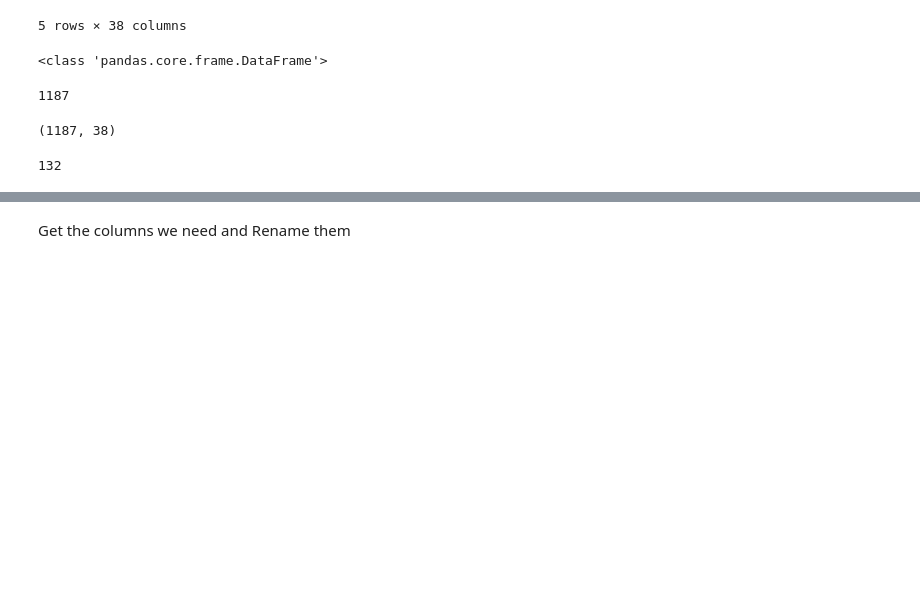
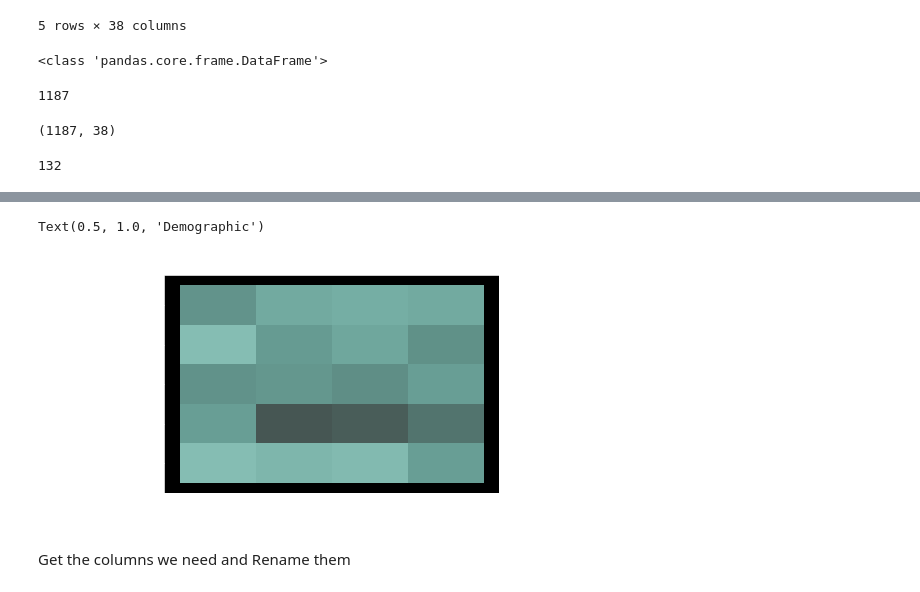
Before and after one commit to canaimax/DS522TeamApleePy, a Jupyter notebook: TX03ApplePyTeam.ipynb, the cells around one changed output, grey strips where cells are left out. Saved outputs shown, nothing was run; the diff lists cells and outputs as text; code cells hidden in the pictures; blank space fills up the shorter version.

```diff
--- a/TX03ApplePyTeam.ipynb
+++ b/TX03ApplePyTeam.ipynb
@@ -43,3 +55,10 @@ len(datana)
+# %%
+# Demographic of the survey
+sb.histplot(data=data, x="Age", y="Household Income")
+plt.title("Demographic")
+# %% [output]
+Text(0.5, 1.0, 'Demographic')
+[figure, added]
 # %% [markdown]
 Get the columns we need and Rename them
 # %%
```
Also changed, not shown: parts of 8 cells of this notebook.
